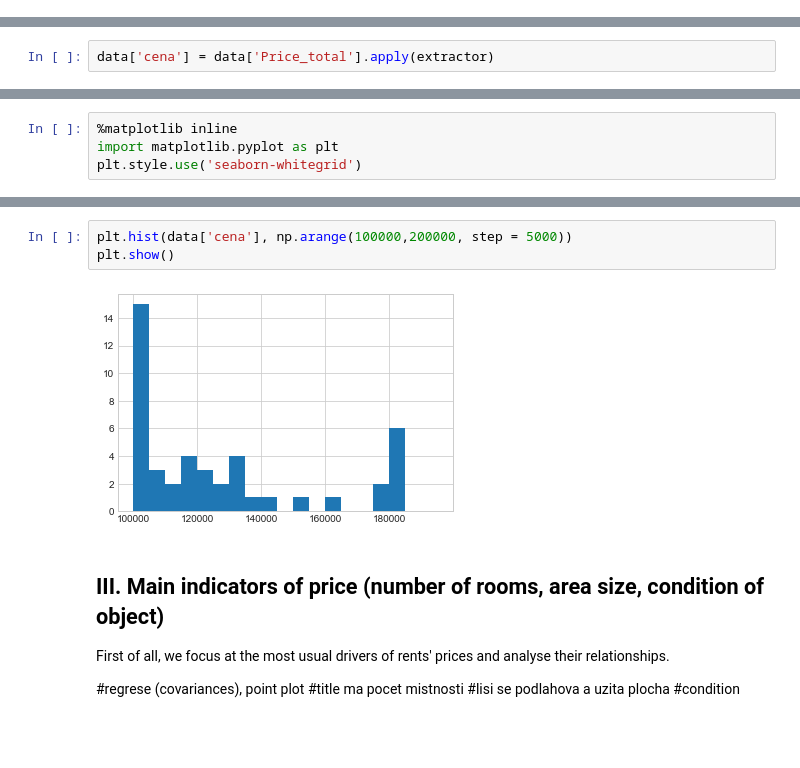
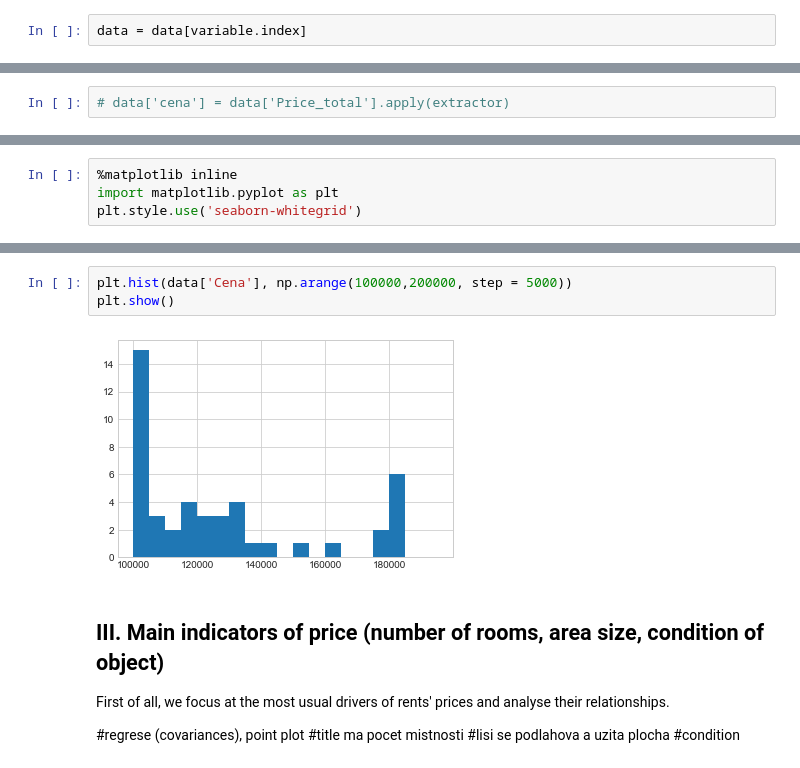
Before and after one commit to PepaSvec/realestate_metro, a Jupyter notebook: Data_understanding_and_processing.ipynb, the cells around one changed output, grey strips where cells are left out. Drawn from its saved outputs; the diff is of its cells as text; blank space fills up the shorter version.

```diff
--- a/Data_understanding_and_processing.ipynb
+++ b/Data_understanding_and_processing.ipynb
@@ -147,4 +147,6 @@ Index(['Adresa', 'Aktualizace', 'Bankomat', 'Bus_MHD', 'Price_total',
       dtype='object')
+# %%
+data = data[variable.index]
 # %%
 data[variable.index].head()
 # %% [output]
@@ -225,3 +227,3 @@ def extractor(inp):
 # %%
-data['cena'] = data['Price_total'].apply(extractor)
+# data['cena'] = data['Price_total'].apply(extractor)
 # %%
@@ -327,10 +331,10 @@ plt.show()
 # %% [output]
 [figure]
 # %%
-plt.hist(data['cena'], np.arange(100000,200000, step = 5000))
+plt.hist(data['Cena'], np.arange(100000,200000, step = 5000))
 plt.show()
 # %% [output]
-[figure, old version]
+[figure, new version]
 # %% [markdown]
 ## III. Main indicators of price (number of rooms, area size, condition of object)
 
```
Also changed, not shown: parts of 60 cells of this notebook, 1 other file.
